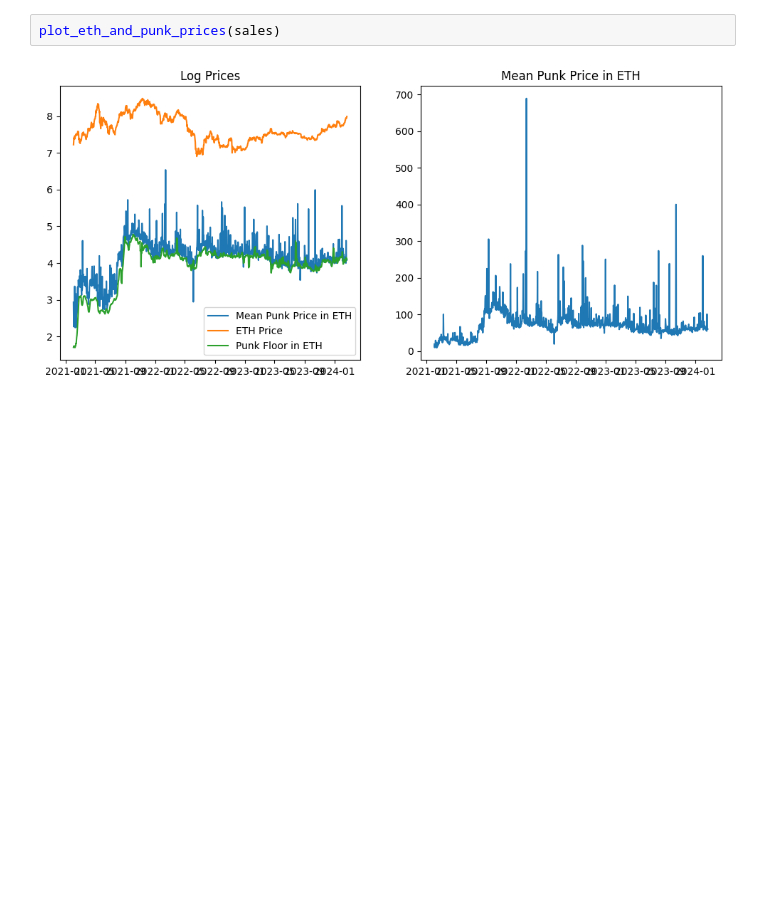
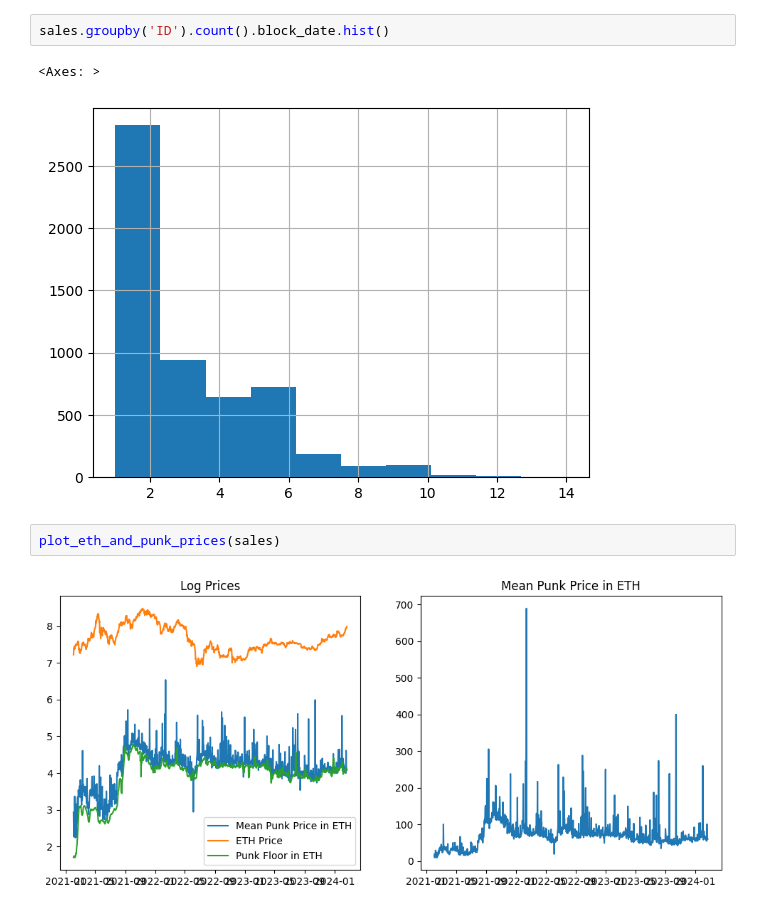
Before and after one commit to ennriqe/Predict-CryptoPunks-Price, a Jupyter notebook: cryptopunks.ipynb, the cells around one changed output. Cells and saved outputs as stored; diff of their text form; blank space fills up the shorter version.

```diff
--- a/cryptopunks.ipynb
+++ b/cryptopunks.ipynb
@@ -57,6 +57,11 @@ DataFrame is highly fragmented.  This is usually the result of calling `frame.in
 | 3 | 2022-08-03 | 2022-08-01 | 6507 | 112743.4650 | 68.50 | 6507 | Male | 2 | 6507 | ... |
 | 4 | 2022-08-03 | 2022-08-01 | 9018 | 140683.9600 | 86.00 | 9018 | Male | 4 | 9018 | ... |
 5 rows × 105 columns
+# %%
+sales.groupby('ID').count().block_date.hist()
+# %% [output]
+<Axes: >
+[figure, added]
 # %%
 plot_eth_and_punk_prices(sales)
 # %% [output]
```
Also changed, not shown: parts of 2 cells of this notebook, 2 other files.
